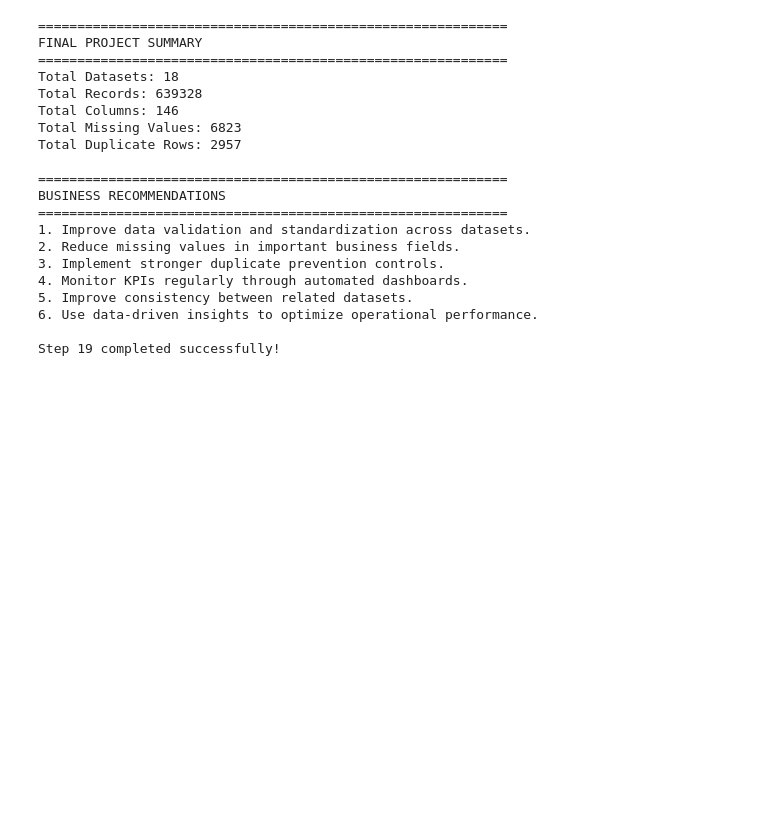
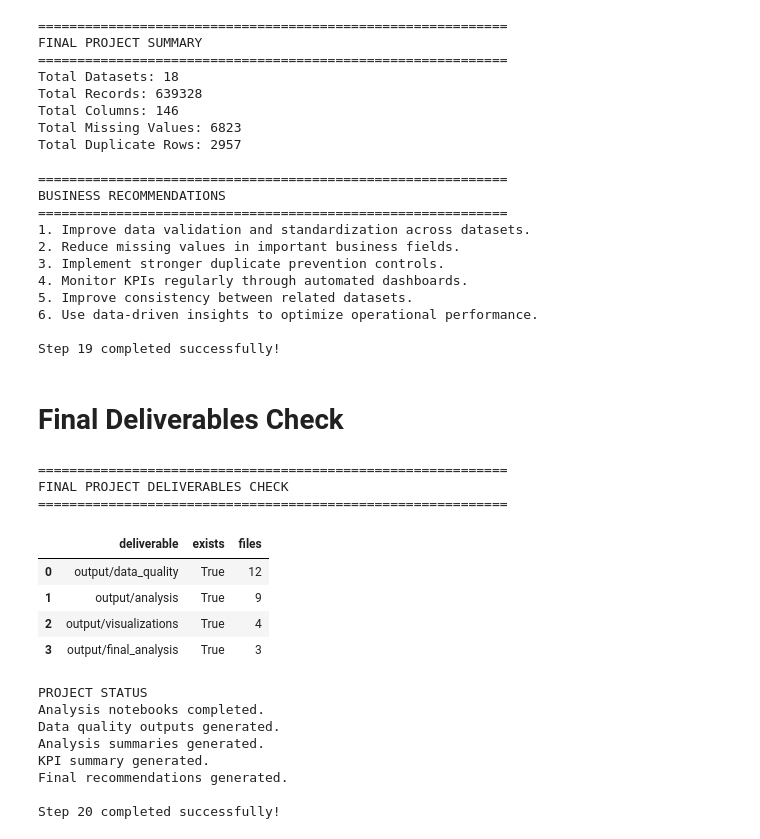
Before and after one commit to Rohit3435/Data_Analyst_Assignment, a Jupyter notebook: Analysis.ipynb, the cells around one changed output. Drawn from its saved outputs; the diff is of its cells as text; code cells hidden in the pictures; blank space fills up the shorter version.

Commit message:
Complete final project deliverables check

```diff
--- a/Analysis.ipynb
+++ b/Analysis.ipynb
@@ -560,3 +560,59 @@ BUSINESS RECOMMENDATIONS
 6. Use data-driven insights to optimize operational performance.
 
 Step 19 completed successfully!
+# %% [markdown]
+# Final Deliverables Check
+# %%
+# Step 20: Final Deliverables Check
+
+import os
+import pandas as pd
+
+expected_outputs = [
+    "output/data_quality",
+    "output/analysis",
+    "output/visualizations",
+    "output/final_analysis"
+]
+
+deliverables = []
+
+for path in expected_outputs:
+    deliverables.append({
+        "deliverable": path,
+        "exists": os.path.exists(path),
+        "files": len(os.listdir(path)) if os.path.exists(path) else 0
+    })
+
+deliverables_df = pd.DataFrame(deliverables)
+
+print("=" * 60)
+print("FINAL PROJECT DELIVERABLES CHECK")
+print("=" * 60)
+
+display(deliverables_df)
+
+print("\nPROJECT STATUS")
+print("Analysis notebooks completed.")
+print("Data quality outputs generated.")
+print("Analysis summaries generated.")
+print("KPI summary generated.")
+print("Final recommendations generated.")
+print("\nStep 20 completed successfully!")
+# %% [output]
+============================================================
+FINAL PROJECT DELIVERABLES CHECK
+============================================================
+|  | deliverable | exists | files |
+| 0 | output/data_quality | True | 12 |
+| 1 | output/analysis | True | 9 |
+| 2 | output/visualizations | True | 4 |
+| 3 | output/final_analysis | True | 3 |
+PROJECT STATUS
+Analysis notebooks completed.
+Data quality outputs generated.
+Analysis summaries generated.
+KPI summary generated.
+Final recommendations generated.
+
+Step 20 completed successfully!
```
